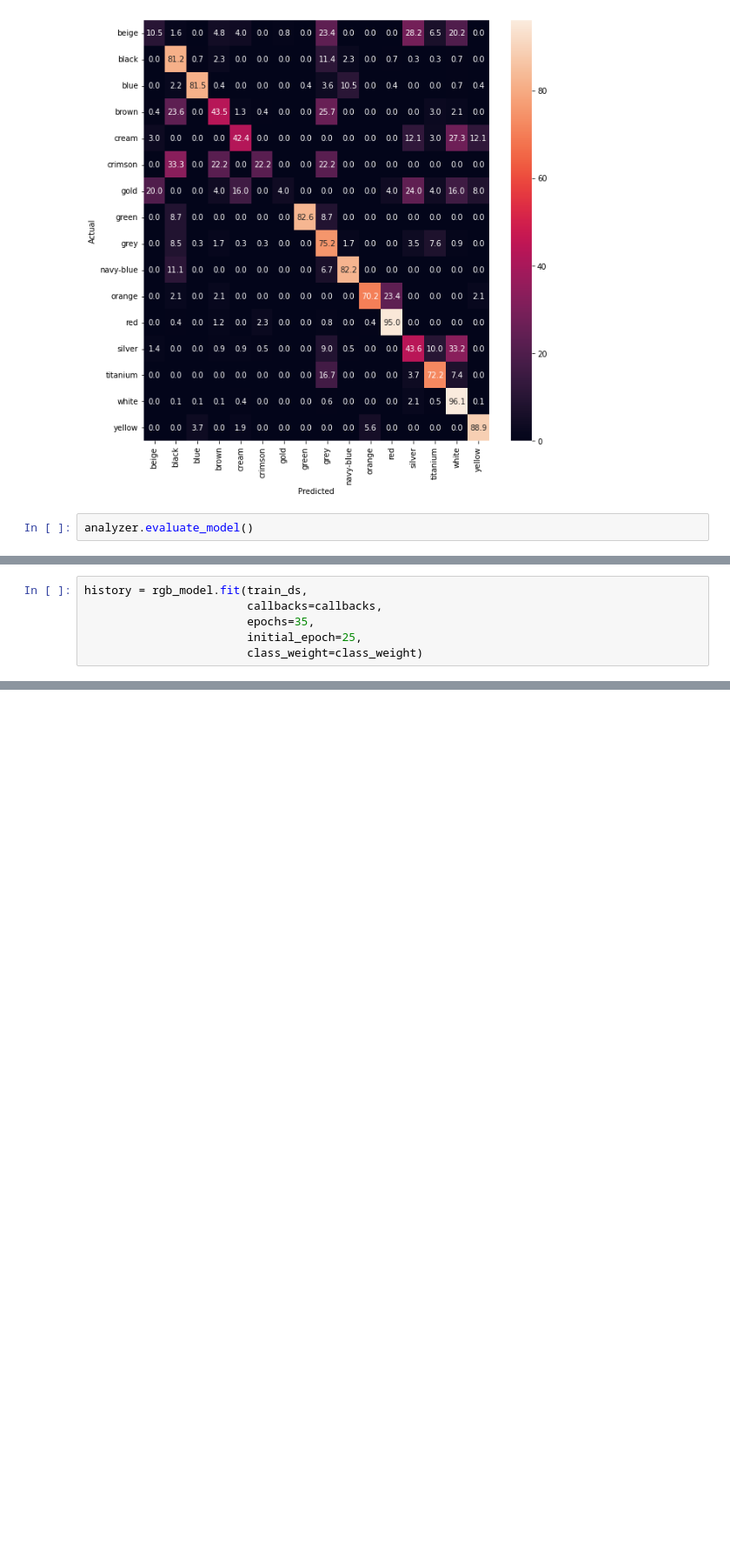
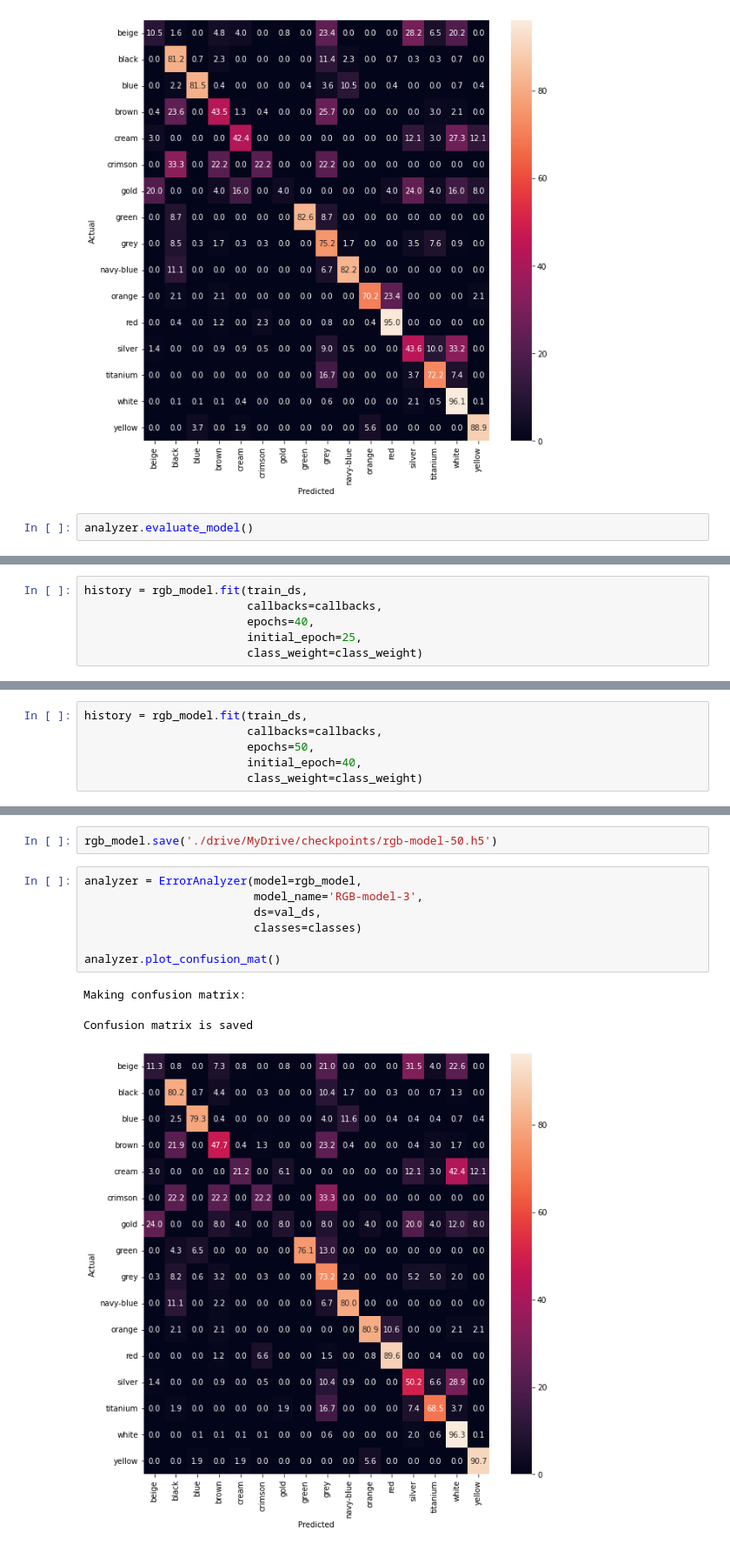
Before and after one commit to m-bashari-m/vehicle-color-recognition, a Jupyter notebook: src/rgb_model.ipynb, the cells around one changed output, grey strips where cells are left out. Shown at 87% size. Cells and saved outputs as stored; diff of their text form; blank space fills up the shorter version.

Commit message:
update: finish training

```diff
--- a/src/rgb_model.ipynb
+++ b/src/rgb_model.ipynb
@@ -153,7 +153,7 @@ analyzer.evaluate_model()
 # %%
 history = rgb_model.fit(train_ds,
                         callbacks=callbacks,
-                        epochs=35,
+                        epochs=40,
                         initial_epoch=25,
                         class_weight=class_weight)
 # %% [output]
@@ -189,0 +192,6 @@ analyzer.evaluate_model()
+# %%
+history = rgb_model.fit(train_ds,
+                        callbacks=callbacks,
+                        epochs=50,
+                        initial_epoch=40,
+                        class_weight=class_weight)
@@ -189,0 +216,13 @@ analyzer.evaluate_model()
+# %%
+rgb_model.save('./drive/MyDrive/checkpoints/rgb-model-50.h5')
+# %%
+analyzer = ErrorAnalyzer(model=rgb_model,
+                         model_name='RGB-model-3',
+                         ds=val_ds,
+                         classes=classes)
+
+analyzer.plot_confusion_mat()
+# %% [output]
+Making confusion matrix:
+Confusion matrix is saved
+[figure, added]
```
Also changed, not shown: parts of 15 cells of this notebook.
